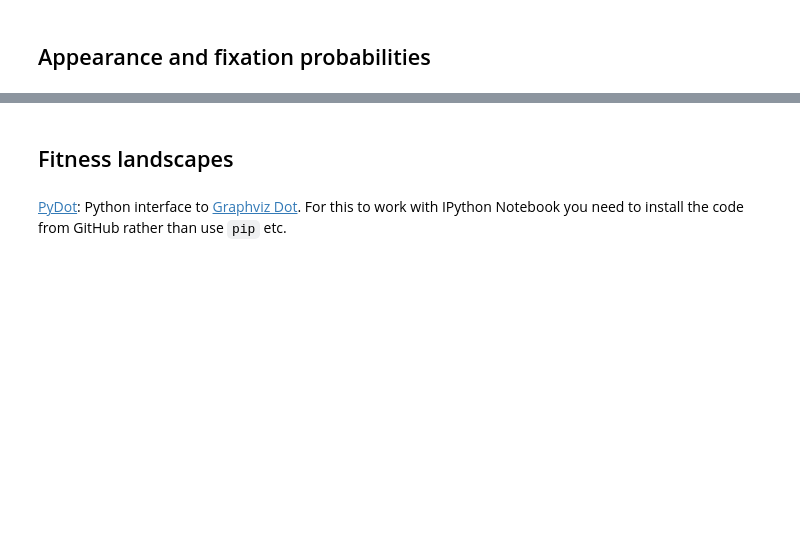
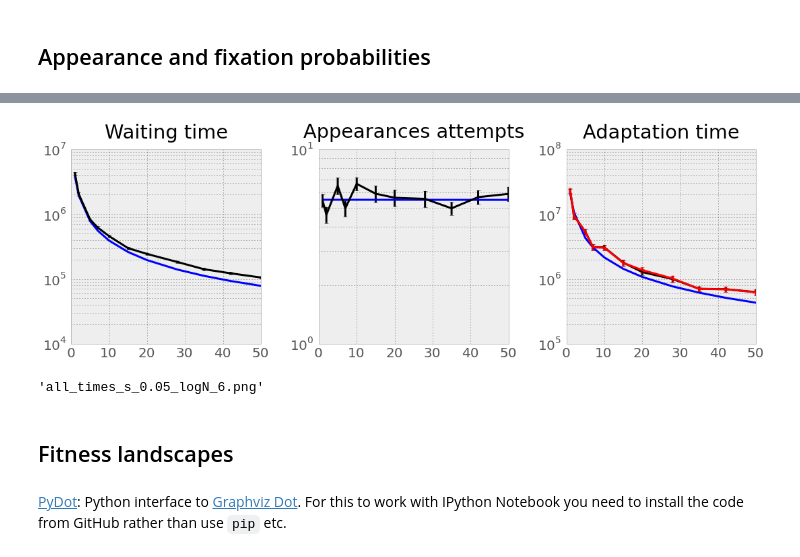
Before and after one commit to yoavram/GRC2013, a Jupyter notebook: figures.ipynb, the cells around one changed output, grey strips where cells are left out. Saved outputs shown, nothing was run; the diff lists cells and outputs as text; code cells hidden in the pictures; blank space fills up the shorter version.

```diff
--- a/figures.ipynb
+++ b/figures.ipynb
@@ -204,3 +206,39 @@ save_figure(fig, "app_fix_probs_s_%.2f_logN_%d" % ( s, int(log10(N))))
+# %%
+fig = figure(dpi=300,figsize=(15,5))
+
+ax = plt.subplot(131)
+ax.plot(taus, [(1.0/(N*appearance_sim_exact(TT,U,u,s,H))) for TT in taus],'b-', linewidth=3, label='Approximation')
+ax.errorbar(taus, app_time_mean_sim, fmt='k-', label='Simulation', yerr=app_time_se_sim, linewidth=3)
+ax.set_yscale('log')
+ax.set_title("Waiting time\n")
+
+ax = plt.subplot(132)
+ax.plot(taus, [(1.0/(fixation_sim_exact(TT,U,u,s,H))) for TT in taus],'b-', linewidth=3, label='Approximation')
+ax.errorbar(taus, fix_time_mean_sim, fmt='k-', label='Simulation', yerr=fix_time_se_sim, linewidth=3)
+ax.set_yscale('log')
+ax.set_title("Appearances attempts\n")
+
+ax = plt.subplot(133)
+ax.plot(taus, [(1.0/(adaptation_rate_sim_exact(TT,U,u,s,H))) for TT in taus],'b-', linewidth=3, label='Approximation')
+ax.errorbar(taus, adapt_time_mean_sim, fmt='k-', label='Simulation', yerr=adapt_time_se_sim, linewidth=3)
+compound_mean = array(fix_time_mean_sim)*array(app_time_mean_sim)
+# http://math.stackexchange.com/questions/117763/multiplying-two-averages-what-to-do-with-the-deviations
+compound_se = (array(fix_time_se_sim)**2)*(array(app_time_se_sim)**2)
+compound_se += (array(app_time_se_sim)**2)*(array(fix_time_mean_sim)**2)
+compound_se += (array(fix_time_se_sim)**2)*(array(app_time_mean_sim)**2)
+compound_se = np.sqrt(compound_se)
+ax.errorbar(taus, compound_mean, fmt='r-', label="fix*app", yerr=compound_se, linewidth=3)
+
+ax.set_yscale('log')
+ax.set_title("Adaptation time\n")
+
+tight_layout()
+# %% [output]
+[figure, added]
+# %%
+save_figure(fig, "all_times_s_%.2f_logN_%d" % ( s, int(log10(N))))
+# %% [output]
+'all_times_s_0.05_logN_6.png'
 # %% [markdown]
 ## Fitness landscapes
 # %% [markdown]
```
Also changed, not shown: parts of 10 cells of this notebook.
